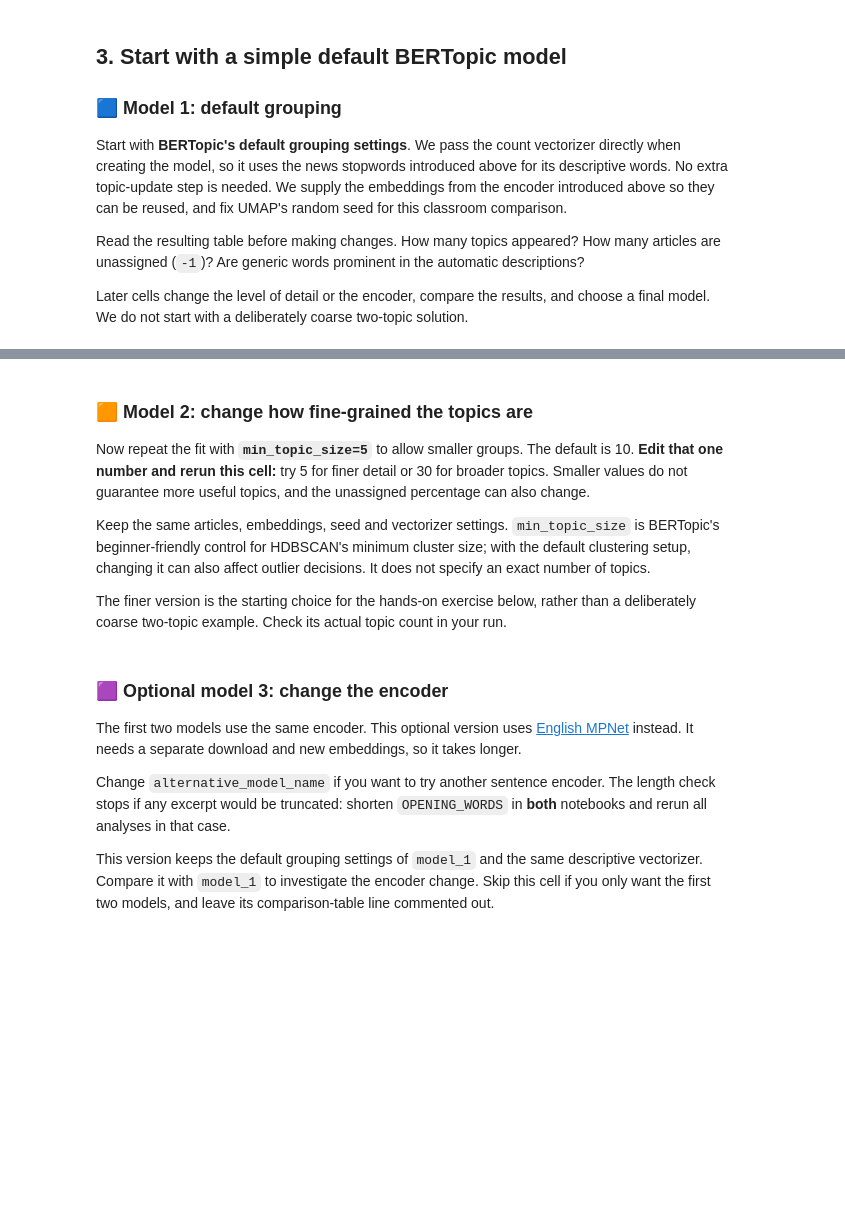
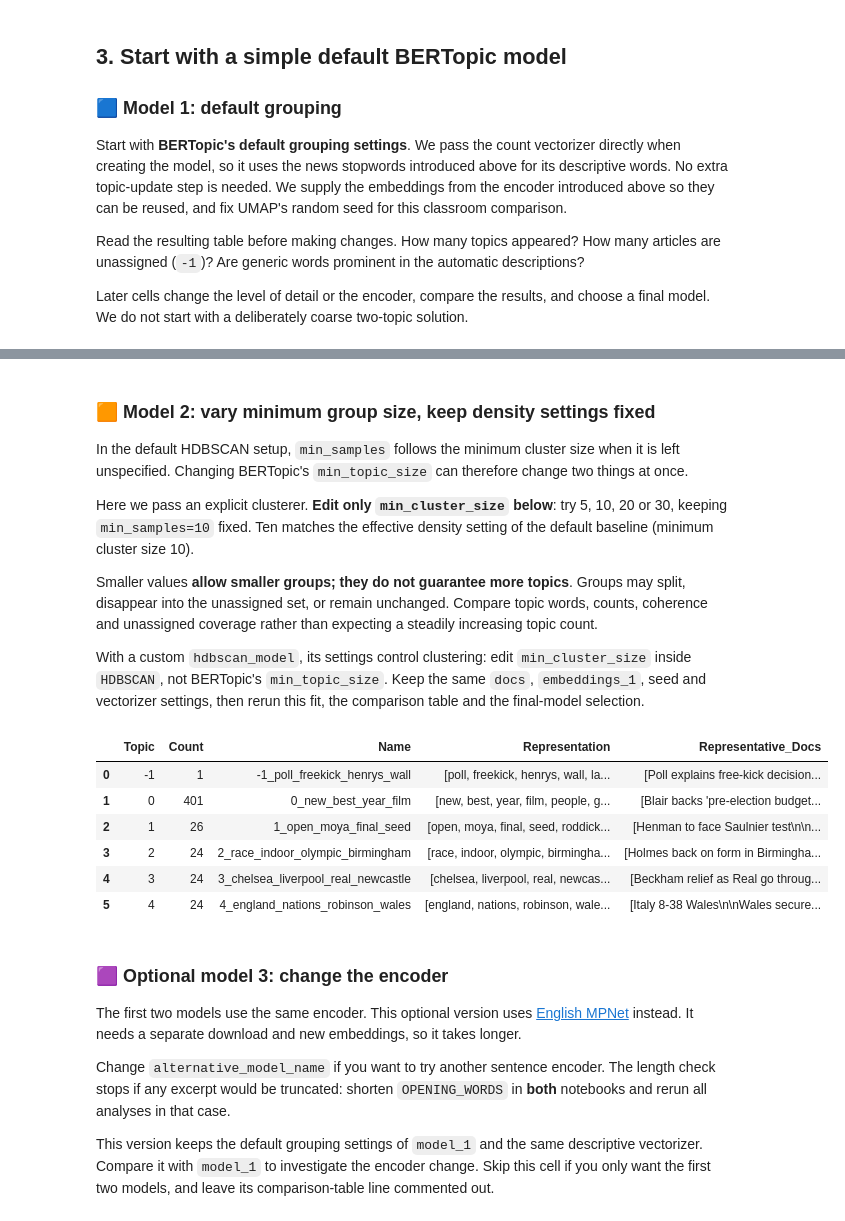
Before and after one commit to uvacw/teaching-bdaca, a Jupyter notebook: 6ec-course/week05/exercises/BERTopic_demo.ipynb, the cells around one changed output, grey strips where cells are left out. Saved outputs shown, nothing was run; the diff lists cells and outputs as text; code cells hidden in the pictures; blank space fills up the shorter version.

Commit message:
BERT topic fix

```diff
--- a/6ec-course/week05/exercises/BERTopic_demo.ipynb
+++ b/6ec-course/week05/exercises/BERTopic_demo.ipynb
@@ -208,17 +237,36 @@ model_1.get_topic_info()
 # %% [markdown]
-### 🟧 Model 2: change how fine-grained the topics are
+### 🟧 Model 2: vary minimum group size, keep density settings fixed
 
-Now repeat the fit with **`min_topic_size=5`** to allow smaller groups. The default is 10. **Edit that one number and rerun this cell:** try 5 for finer detail or 30 for broader topics. Smaller values do not guarantee more useful topics, and the unassigned percentage can also change.
+In the default HDBSCAN setup, `min_samples` follows the minimum cluster size when it is left unspecified. Changing BERTopic's `min_topic_size` can therefore change two things at once.
 
-Keep the same articles, embeddings, seed and vectorizer settings. `min_topic_size` is BERTopic's beginner-friendly control for HDBSCAN's minimum cluster size; with the default clustering setup, changing it can also affect outlier decisions. It does not specify an exact number of topics.
+Here we pass an explicit clusterer. **Edit only `min_cluster_size` below**: try 5, 10, 20 or 30, keeping `min_samples=10` fixed. Ten matches the effective density setting of the default baseline (minimum cluster size 10).
 
-The finer version is the starting choice for the hands-on exercise below, rather than a deliberately coarse two-topic example. Check its actual topic count in your run.
+Smaller values **allow smaller groups; they do not guarantee more topics**. Groups may split, disappear into the unassigned set, or remain unchanged. Compare topic words, counts, coherence and unassigned coverage rather than expecting a steadily increasing topic count.
+
+With a custom `hdbscan_model`, its settings control clustering: edit `min_cluster_size` inside `HDBSCAN`, not BERTopic's `min_topic_size`. Keep the same `docs`, `embeddings_1`, seed and vectorizer settings, then rerun this fit, the comparison table and the final-model selection.
 # %%
-# CHANGE HERE: 5 allows finer groups; try 30 for a coarser comparison.
-model_2 = BERTopic(min_topic_size=5, vectorizer_model=CountVectorizer(stop_words=news_stopwords))
+from hdbscan import HDBSCAN
+
+clusterer = HDBSCAN(
+    min_cluster_size=15,  # CHANGE HERE: try 5, 10, 20, 30.
+    min_samples=10,      # KEEP FIXED: same effective density setting as model_1.
+    prediction_data=True,
+)
+model_2 = BERTopic(
+    hdbscan_model=clusterer,
+    vectorizer_model=CountVectorizer(stop_words=news_stopwords),
+)
 model_2.umap_model.set_params(random_state=SEED)
 model_2.fit_transform(docs, embeddings_1)
 model_2.get_topic_info()
+# %% [output]
+|  | Topic | Count | Name | Representation | Representative_Docs |
+| 0 | -1 | 1 | -1_poll_freekick_henrys_wall | [poll, freekick, henrys, wall, la... | [Poll explains free-kick decision... |
+| 1 | 0 | 401 | 0_new_best_year_film | [new, best, year, film, people, g... | [Blair backs 'pre-election budget... |
+| 2 | 1 | 26 | 1_open_moya_final_seed | [open, moya, final, seed, roddick... | [Henman to face Saulnier test\n\n... |
+| 3 | 2 | 24 | 2_race_indoor_olympic_birmingham | [race, indoor, olympic, birmingha... | [Holmes back on form in Birmingha... |
+| 4 | 3 | 24 | 3_chelsea_liverpool_real_newcastle | [chelsea, liverpool, real, newcas... | [Beckham relief as Real go throug... |
+| 5 | 4 | 24 | 4_england_nations_robinson_wales | [england, nations, robinson, wale... | [Italy 8-38 Wales\n\nWales secure... |
 # %% [markdown]
 ### 🟪 Optional model 3: change the encoder
 
```
Also changed, not shown: parts of 37 cells of this notebook.
